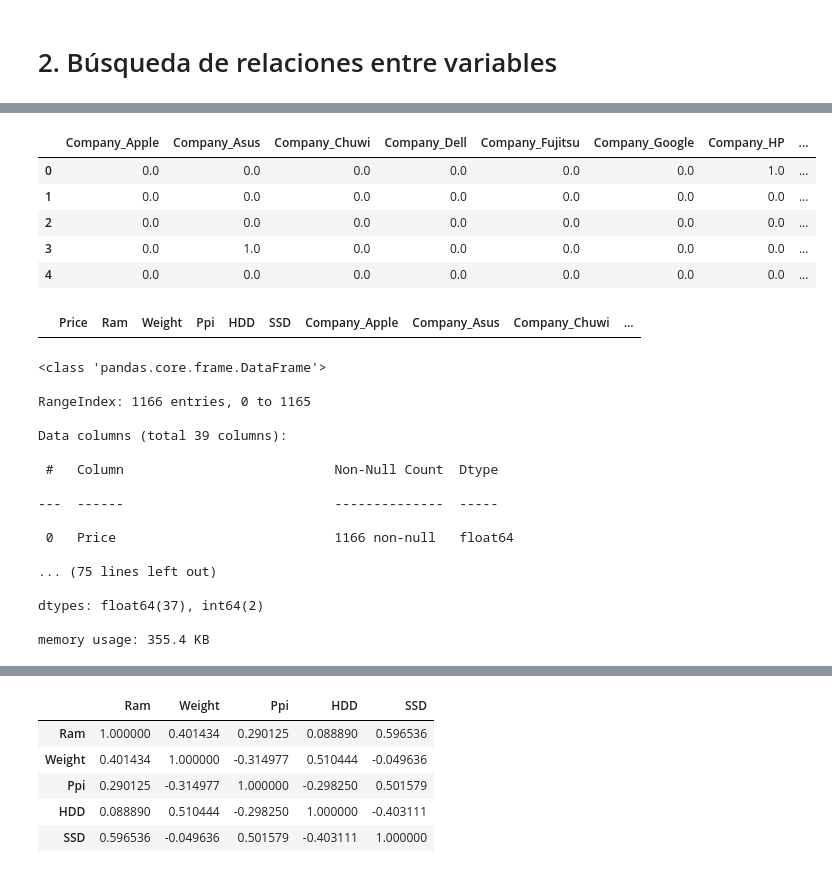
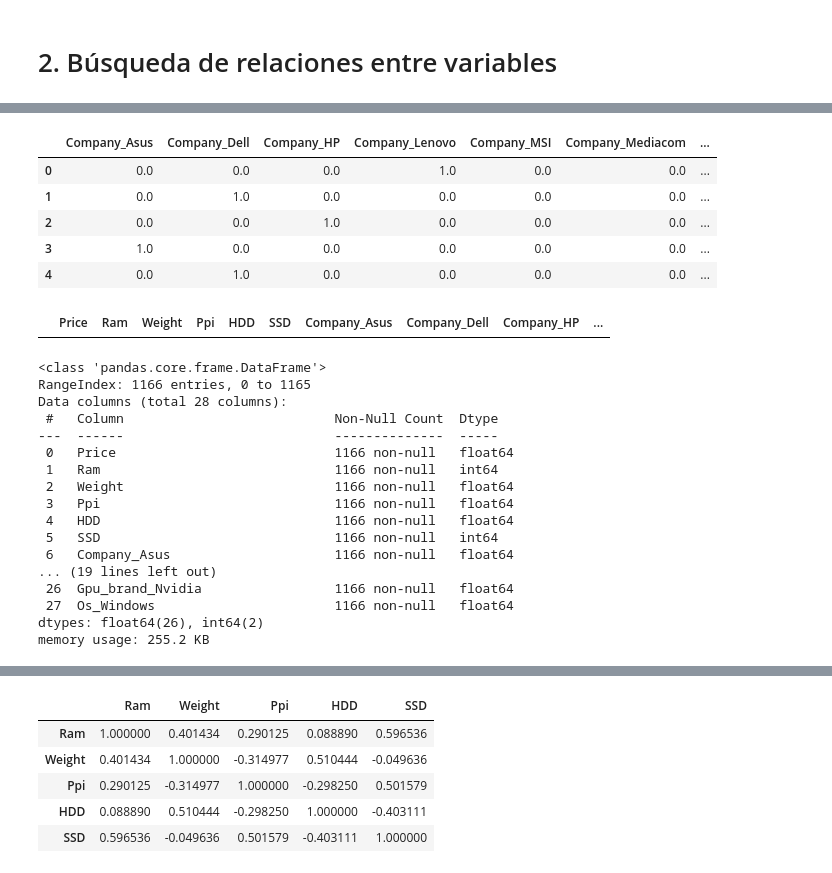
Before and after one commit to ddummann/BI-202302-1, a Jupyter notebook: Lab2/MainNotebook.ipynb, the cells around one changed output, grey strips where cells are left out. Saved outputs shown, nothing was run; the diff lists cells and outputs as text; code cells hidden in the pictures.

```diff
--- a/Lab2/MainNotebook.ipynb
+++ b/Lab2/MainNotebook.ipynb
@@ -652,14 +597,14 @@ df_encoded_unlabeled = pd.DataFrame(df_encoded_unlabeled, columns=ohe.get_featur
 # %%
 # Revisar el resultado
-# df_encoded_train.head()
-df_encoded_unlabeled.head()
+df_encoded_train.head()
+# df_encoded_unlabeled.head()
 # %% [output]
-|  | Company_Apple | Company_Asus | Company_Chuwi | Company_Dell | Company_Fujitsu | Company_Google | Company_HP | ... |
-| 0 | 0.0 | 0.0 | 0.0 | 0.0 | 0.0 | 0.0 | 1.0 | ... |
-| 1 | 0.0 | 0.0 | 0.0 | 0.0 | 0.0 | 0.0 | 0.0 | ... |
-| 2 | 0.0 | 0.0 | 0.0 | 0.0 | 0.0 | 0.0 | 0.0 | ... |
-| 3 | 0.0 | 1.0 | 0.0 | 0.0 | 0.0 | 0.0 | 0.0 | ... |
-| 4 | 0.0 | 0.0 | 0.0 | 0.0 | 0.0 | 0.0 | 0.0 | ... |
+|  | Company_Asus | Company_Dell | Company_HP | Company_Lenovo | Company_MSI | Company_Mediacom | ... |
+| 0 | 0.0 | 0.0 | 0.0 | 1.0 | 0.0 | 0.0 | ... |
+| 1 | 0.0 | 1.0 | 0.0 | 0.0 | 0.0 | 0.0 | ... |
+| 2 | 0.0 | 0.0 | 1.0 | 0.0 | 0.0 | 0.0 | ... |
+| 3 | 1.0 | 0.0 | 0.0 | 0.0 | 0.0 | 0.0 | ... |
+| 4 | 0.0 | 1.0 | 0.0 | 0.0 | 0.0 | 0.0 | ... |
 # %%
 # back up de los datos de entrenamiento y no etiquetados
 df_laptops_train_backup = df_laptops_train.copy()
@@ -687,28 +632,28 @@ df_laptops_test_unlabeled_copy = pd.concat([df_laptops_test_unlabeled.drop(featu
 #df_laptops_train = pd.concat([df_laptops_train.drop(featuresCategoricas, axis=1), df_encoded_train], axis=1)
 #df_laptops_test_unlabeled = pd.concat([df_laptops_test_unlabeled.drop(featuresCategoricas, axis=1), df_encoded_test], axis=1)
 # %%
-# Verificar que no hayan valores nulos en los datos de entrenamiento
-rows_with_nan = df_laptops_train_copy[df_laptops_train_copy.isnull().any(axis=1)]
+# Verificar que no hayan valores nulos en los datos de entrenamiento a causa del concatenado
+rows_with_nan = df_laptops_train[df_laptops_train.isnull().any(axis=1)]
 rows_with_nan
 # %% [output]
-|  | Price | Ram | Weight | Ppi | HDD | SSD | Company_Apple | Company_Asus | Company_Chuwi | ... |
+|  | Price | Ram | Weight | Ppi | HDD | SSD | Company_Asus | Company_Dell | Company_HP | ... |
 # %%
-df_laptops_train_copy.info()
+df_laptops_train.info()
 # %% [output]
 <class 'pandas.core.frame.DataFrame'>
-
 RangeIndex: 1166 entries, 0 to 1165
-
-Data columns (total 39 columns):
-
+Data columns (total 28 columns):
  #   Column                           Non-Null Count  Dtype
-
 ---  ------                           --------------  -----
-
  0   Price                            1166 non-null   float64
-
-... (75 lines left out)
-
-dtypes: float64(37), int64(2)
-
-memory usage: 355.4 KB
+ 1   Ram                              1166 non-null   int64
+ 2   Weight                           1166 non-null   float64
+ 3   Ppi                              1166 non-null   float64
+ 4   HDD                              1166 non-null   float64
+ 5   SSD                              1166 non-null   int64
+ 6   Company_Asus                     1166 non-null   float64
+... (19 lines left out)
+ 26  Gpu_brand_Nvidia                 1166 non-null   float64
+ 27  Os_Windows                       1166 non-null   float64
+dtypes: float64(26), int64(2)
+memory usage: 255.2 KB
```
Also changed, not shown: parts of 39 cells of this notebook.
